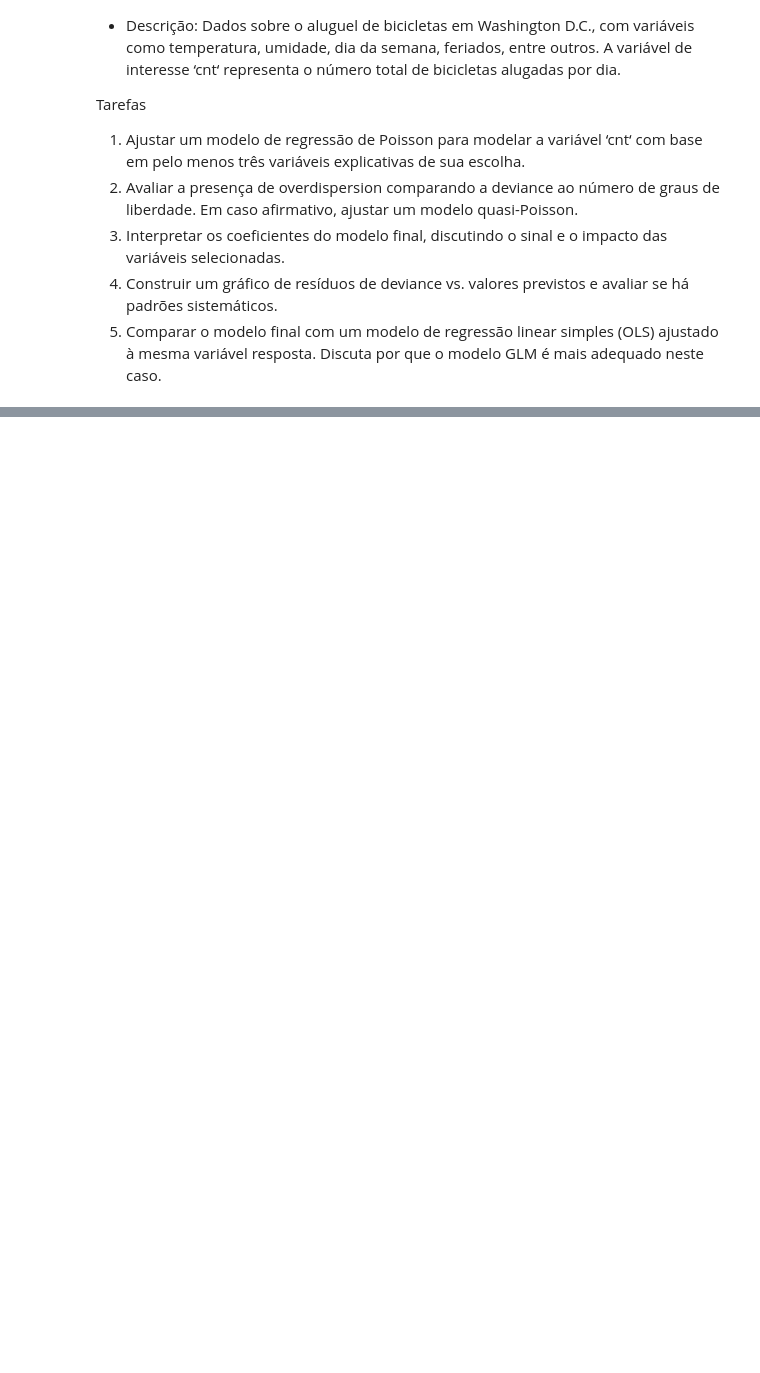
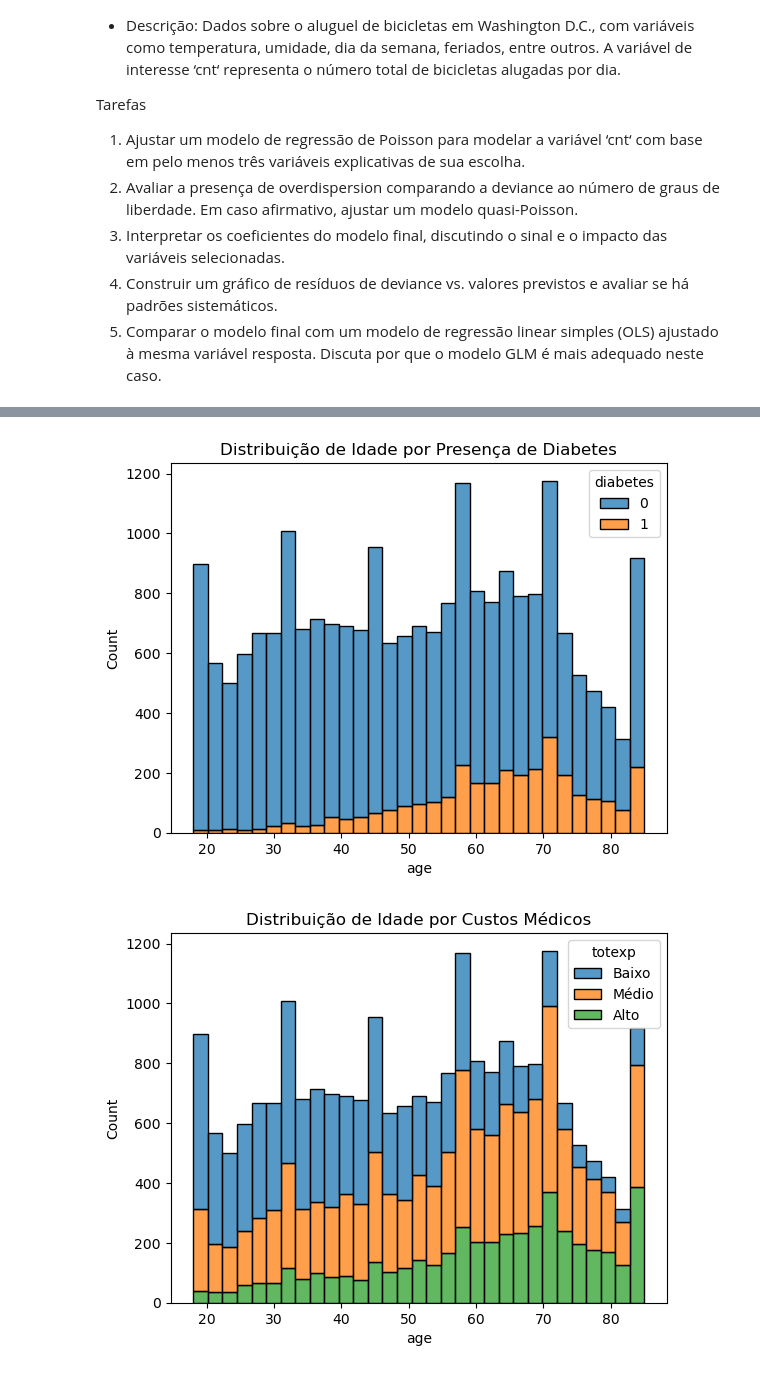
Before and after one commit to paraizovinicius/Inferencia_Estatistica, a Jupyter notebook: Trabalho_4/T4.ipynb, the cells around one changed output, grey strips where cells are left out. Cells and saved outputs as stored; diff of their text form; code cells hidden in the pictures; blank space fills up the shorter version.

```diff
--- a/Trabalho_4/T4.ipynb
+++ b/Trabalho_4/T4.ipynb
@@ -321,0 +667,4 @@ adequado neste caso.
+# %%
+import pandas as pd
+
+df = pd.read_csv('https://raw.githubusercontent.com/AILAB-CEFET-RJ/gcc1625/refs/heads/main/data/hc2021_dados.csv')
@@ -321,0 +730,19 @@ adequado neste caso.
+# %%
+import numpy as np
+import seaborn as sns
+import matplotlib.pyplot as plt
+
+# categorias únicas de age, sex, race, poverty, marital_status
+sns.histplot(data=df, x='age', hue='diabetes', multiple='stack')
+plt.title('Distribuição de Idade por Presença de Diabetes')
+plt.show()
+
+
+# Usando bins de gastos para usar para os gastos médicos
+totexp_bins = pd.cut(df['totexp'], bins=[-1, 1000, 10000, np.inf], labels=['Baixo', 'Médio', 'Alto'])
+sns.histplot(data=df, x='age', hue=totexp_bins, multiple='stack')
+plt.title('Distribuição de Idade por Custos Médicos')
+plt.show()
+# %% [output]
+[figure, added]
+[figure, added]
```
Also changed, not shown: parts of 66 cells of this notebook.
